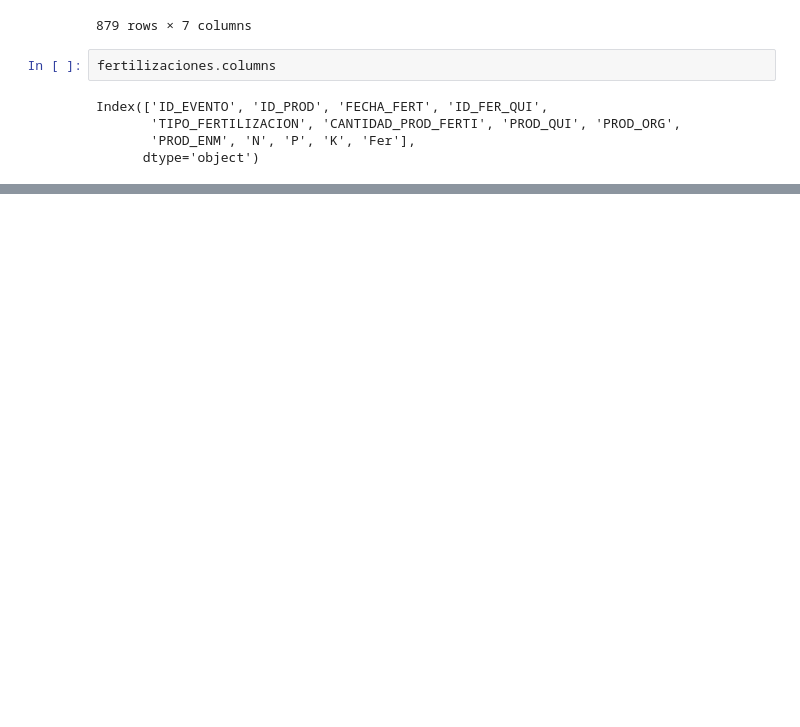
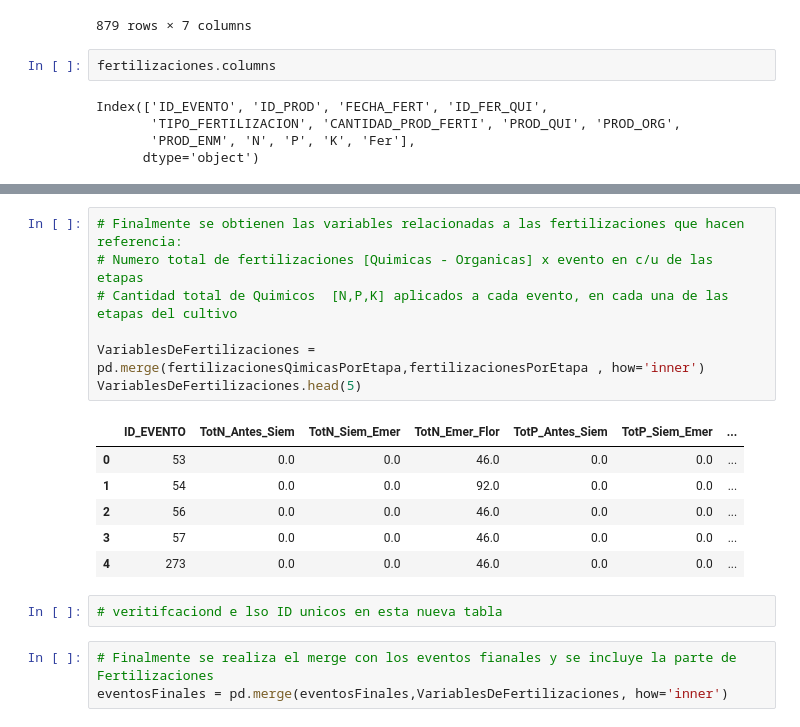
Before and after one commit to GermanMoran/TesisMaestria, a Jupyter notebook: codigos/LIMPIEZA_DATOS.ipynb, the cells around one changed output, grey strips where cells are left out. Drawn from its saved outputs; the diff is of its cells as text; blank space fills up the shorter version.

```diff
--- a/codigos/LIMPIEZA_DATOS.ipynb
+++ b/codigos/LIMPIEZA_DATOS.ipynb
@@ -1109,0 +1212,19 @@ Name: TotN_Antes_Siem, dtype: int64
+# %%
+# Finalmente se obtienen las variables relacionadas a las fertilizaciones que hacen referencia:
+# Numero total de fertilizaciones [Quimicas - Organicas] x evento en c/u de las etapas
+# Cantidad total de Quimicos  [N,P,K] aplicados a cada evento, en cada una de las etapas del cultivo
+
+VariablesDeFertilizaciones = pd.merge(fertilizacionesQimicasPorEtapa,fertilizacionesPorEtapa , how='inner')
+VariablesDeFertilizaciones.head(5)
+# %% [output]
+|  | ID_EVENTO | TotN_Antes_Siem | TotN_Siem_Emer | TotN_Emer_Flor | TotP_Antes_Siem | TotP_Siem_Emer | ... |
+| 0 | 53 | 0.0 | 0.0 | 46.0 | 0.0 | 0.0 | ... |
+| 1 | 54 | 0.0 | 0.0 | 92.0 | 0.0 | 0.0 | ... |
+| 2 | 56 | 0.0 | 0.0 | 46.0 | 0.0 | 0.0 | ... |
+| 3 | 57 | 0.0 | 0.0 | 46.0 | 0.0 | 0.0 | ... |
+| 4 | 273 | 0.0 | 0.0 | 46.0 | 0.0 | 0.0 | ... |
+# %%
+# veritifcaciond e lso ID unicos en esta nueva tabla
+# %%
+# Finalmente se realiza el merge con los eventos fianales y se incluye la parte de Fertilizaciones
+eventosFinales = pd.merge(eventosFinales,VariablesDeFertilizaciones, how='inner')
```
Also changed, not shown: parts of 9 cells of this notebook, 3 other files.
